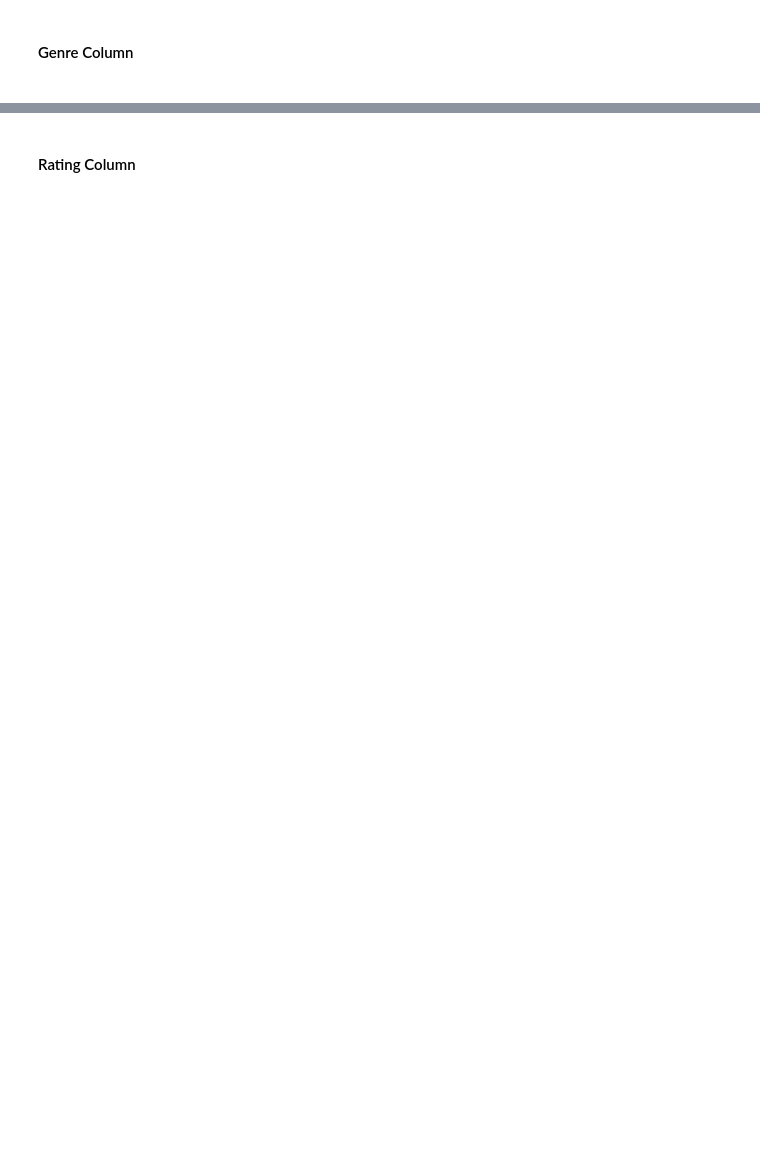
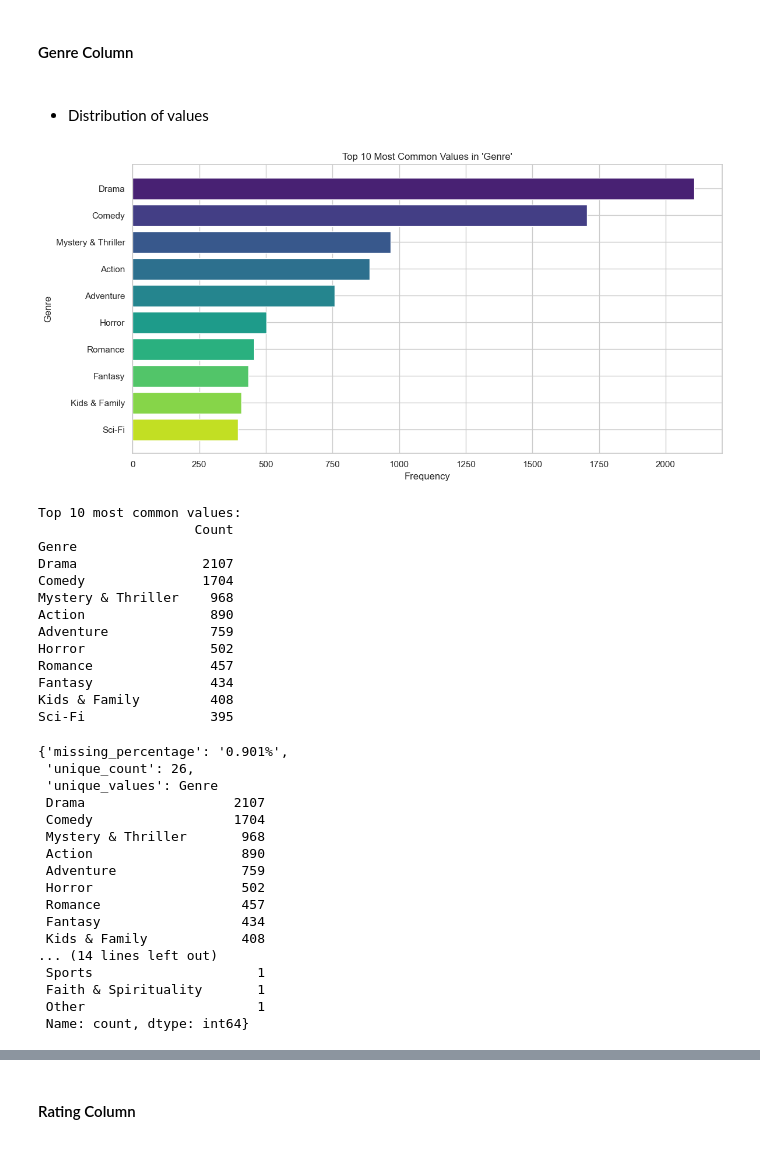
Before and after one commit to truongthuankiet1990gmailcom/Intro2DS---HCMUS---2024, a Jupyter notebook: 22127148_22127224_22127257_22127492.ipynb, the cells around one changed output, grey strips where cells are left out. Saved outputs shown, nothing was run; the diff lists cells and outputs as text; code cells hidden in the pictures; blank space fills up the shorter version.

```diff
--- a/22127148_22127224_22127257_22127492.ipynb
+++ b/22127148_22127224_22127257_22127492.ipynb
@@ -1023,2 +1294,39 @@ For columns with non-numeric data types, you calculate:
 # %% [markdown]
 <h4>Genre Column<h4>
+# %% [markdown]
+- Distribution of values
+# %%
+genre_analysis = general_column_analysis(data, 'Genre')
+genre_analysis
+# %% [output]
+[figure, added]
+Top 10 most common values:
+                    Count
+Genre
+Drama                2107
+Comedy               1704
+Mystery & Thriller    968
+Action                890
+Adventure             759
+Horror                502
+Romance               457
+Fantasy               434
+Kids & Family         408
+Sci-Fi                395
+{'missing_percentage': '0.901%',
+ 'unique_count': 26,
+ 'unique_values': Genre
+ Drama                   2107
+ Comedy                  1704
+ Mystery & Thriller       968
+ Action                   890
+ Adventure                759
+ Horror                   502
+ Romance                  457
+ Fantasy                  434
+ Kids & Family            408
+... (14 lines left out)
+ Sports                     1
+ Faith & Spirituality       1
+ Other                      1
+ Name: count, dtype: int64}
```
Also changed, not shown: parts of 34 cells of this notebook.
